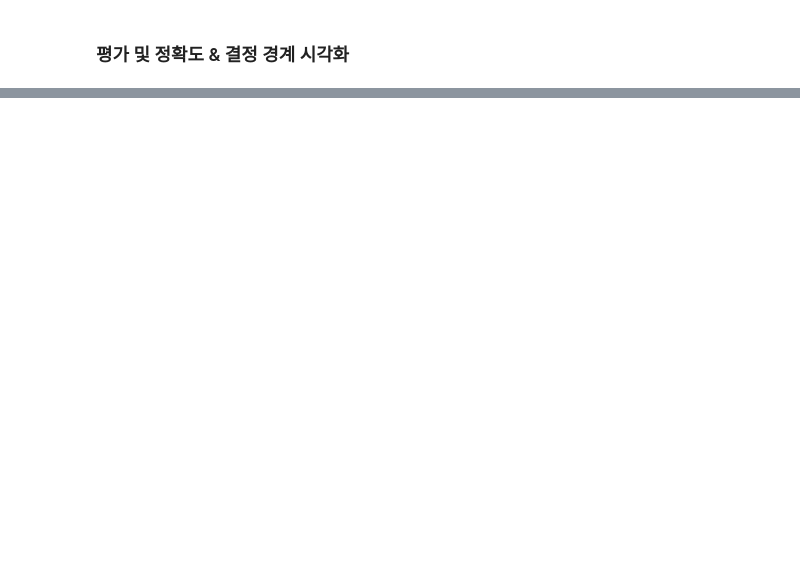
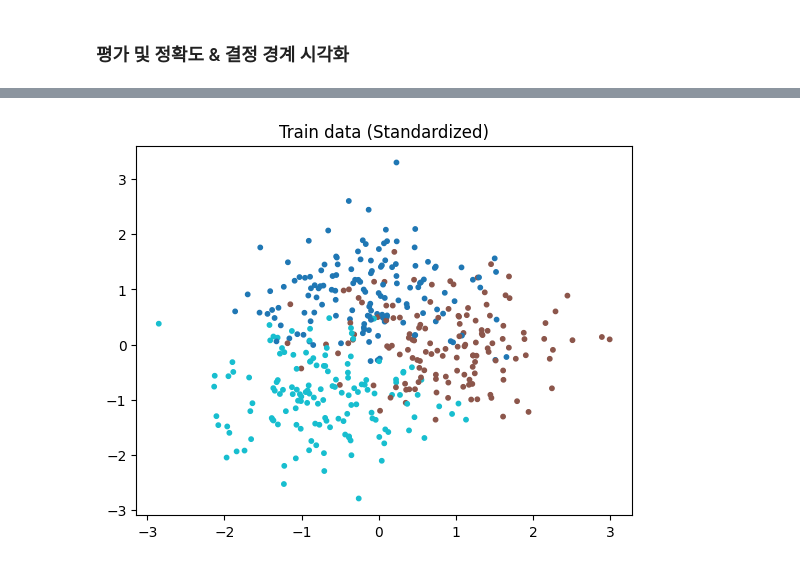
Before and after one commit to yooburi/ML_DL_yooburi, a Jupyter notebook: machine_ai_applications/midterm_classification.ipynb, the cells around one changed output, grey strips where cells are left out. Drawn from its saved outputs; the diff is of its cells as text; code cells hidden in the pictures; blank space fills up the shorter version.

```diff
--- a/machine_ai_applications/midterm_classification.ipynb
+++ b/machine_ai_applications/midterm_classification.ipynb
@@ -207,0 +318,21 @@ from sklearn.model_selection import train_test_split
+# %%
+from sklearn.preprocessing import StandardScaler
+
+# 스케일링 (train 통계로 fit → train/test 변환)
+scaler = StandardScaler()
+X_train_std = scaler.fit_transform(X_train)  # train으로만 fit
+X_test_std  = scaler.transform(X_test)
+
+# 시각화(표준화된 공간)
+plt.figure()
+plt.scatter(X_train_std[:,0], X_train_std[:,1], c=y_train, cmap='tab10', s=10)
+plt.title('Train data (Standardized)')
+plt.show()
+
+# 텐서 갱신
+X_train_t = torch.tensor(X_train_std, dtype=torch.float32)
+y_train_t = torch.tensor(y_train,    dtype=torch.long)
+X_test_t  = torch.tensor(X_test_std, dtype=torch.float32)
+y_test_t  = torch.tensor(y_test,     dtype=torch.long)
+# %% [output]
+[figure, added]
```
Also changed, not shown: parts of 34 cells of this notebook.
